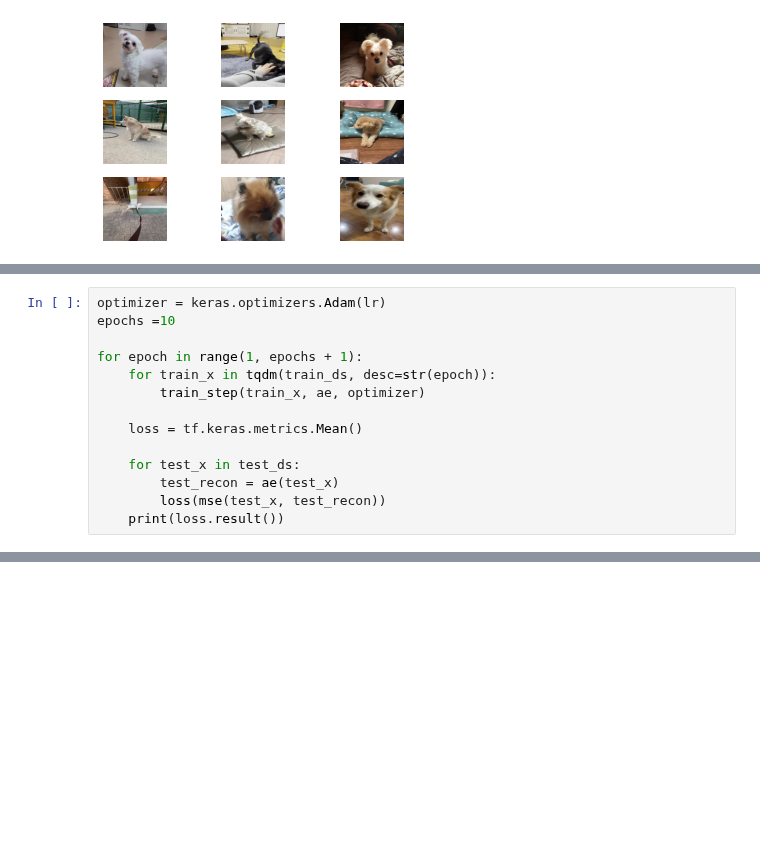
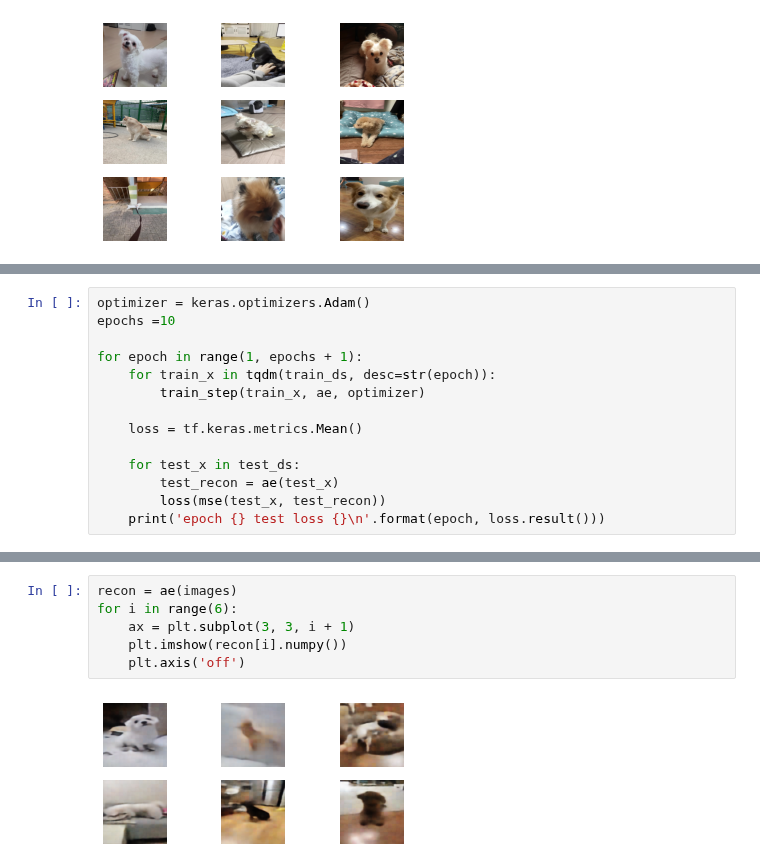
Before and after one commit to kwjinwoo/Dog_face_landmark_detection, a Jupyter notebook: autoencoder/train.ipynb, the cells around one changed output, grey strips where cells are left out. Saved outputs shown, nothing was run; the diff lists cells and outputs as text; blank space fills up the shorter version.

```diff
--- a/autoencoder/train.ipynb
+++ b/autoencoder/train.ipynb
@@ -61,7 +78,7 @@ def train_step(x, model, optimizer):
     gradients = tape.gradient(loss, model.trainable_variables)
     optimizer.apply_gradients(zip(gradients, model.trainable_variables))
 # %%
-optimizer = keras.optimizers.Adam(lr)
+optimizer = keras.optimizers.Adam()
 epochs =10
 
 for epoch in range(1, epochs + 1):
@@ -73,5 +90,5 @@ for epoch in range(1, epochs + 1):
     for test_x in test_ds:
         test_recon = ae(test_x)
         loss(mse(test_x, test_recon))
-    print(loss.result())
+    print('epoch {} test loss {}\n'.format(epoch, loss.result()))
 # %% [output]
@@ -80,0 +113,8 @@ KeyboardInterrupt:
+# %%
+recon = ae(images)
+for i in range(6):
+    ax = plt.subplot(3, 3, i + 1)
+    plt.imshow(recon[i].numpy())
+    plt.axis('off')
+# %% [output]
+[figure, added]
```
Also changed, not shown: parts of 6 cells of this notebook.
